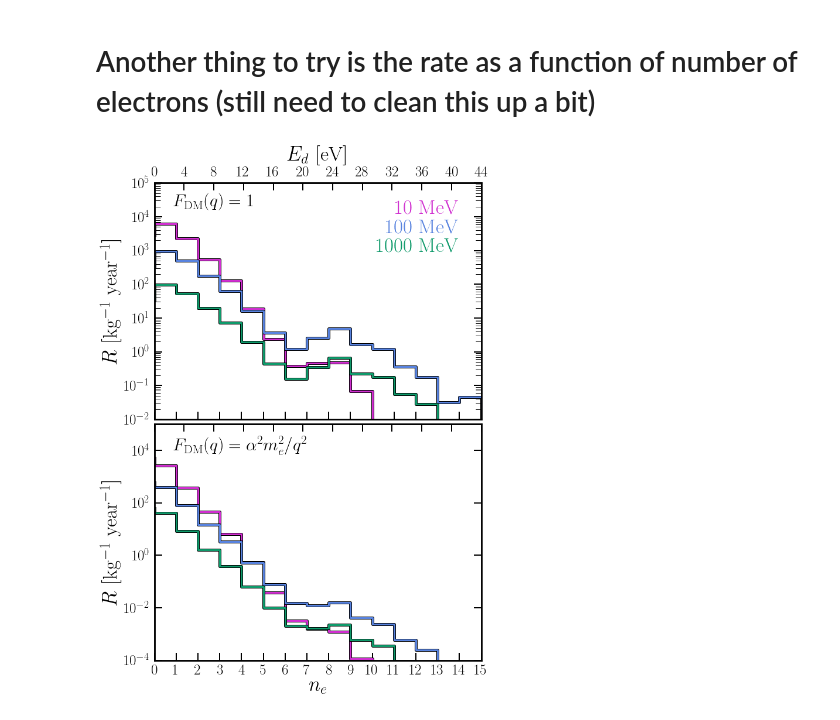
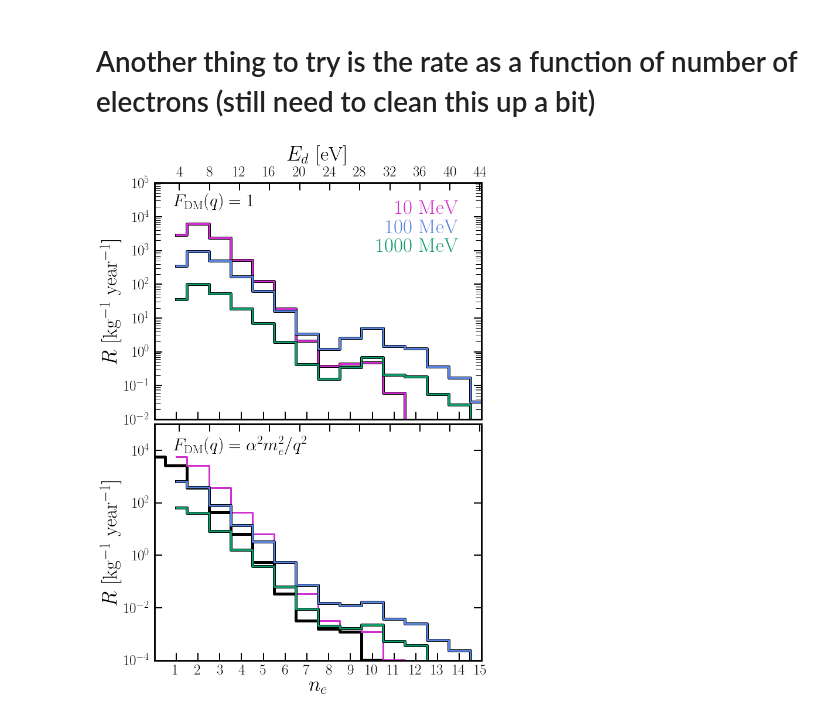
Before and after one commit to anirbandas89/DarkElectronRecoils, a Jupyter notebook: notebooks/Test_QEDark_Comparison.ipynb, the cells around one changed output. Saved outputs shown, nothing was run; the diff lists cells and outputs as text; code cells hidden in the pictures.

```diff
--- a/notebooks/Test_QEDark_Comparison.ipynb
+++ b/notebooks/Test_QEDark_Comparison.ipynb
@@ -314,11 +314,14 @@ eps = 2.9
 def nelectrons(E_r,dRdlnE,E_gap,eps):
     Q = 1+floor((E_r*1000.0-E_gap)/eps)
     nmax = int(amax(Q))
-    Rbin = zeros(shape=nmax)
-    for i in range(0,nmax):
-        mask = Q==(i+1)*1.0
+    nmin = int(amin(Q))
+    Rbin = zeros(shape=(nmax-nmin))
+    Qvals = arange(nmin,nmax+1)
+    nn = size(Qvals)-1
+    for i in range(0,nn):
+        mask = Q==Qvals[i]
         Rbin[i] = trapz(dRdlnE[mask]/E_r[mask],E_r[mask])
-    return arange(0,nmax),Rbin
+    return arange(nmin,nmax),Rbin
 #####
 
 
@@ -359,7 +362,7 @@ col = cmocean.cm.phase(linspace(0,1,10))
 
 nq = 1000
 ne = 500
-E_r_vals = linspace(1.0,50,ne)/(1000.0) # keV
+E_r_vals = linspace(0.67,50,ne)/(1000.0) # keV
 
 
 R1_H = ElectronRecoilRate_Semiconductor(Ge,E_r_vals,10.0,sigma_e,HeavyMediator,vmin,gmin,nq=nq,rho_0=0.4)
@@ -375,59 +378,64 @@ R3_L = ElectronRecoilRate_Semiconductor(Ge,E_r_vals,1000.0,sigma_e,LightMediator
 Q1,Rbin1 = nelectrons(E_r_vals,R1_H,E_gap,eps)
 Q2,Rbin2 = nelectrons(E_r_vals,R2_H,E_gap,eps)
 Q3,Rbin3 = nelectrons(E_r_vals,R3_H,E_gap,eps)
-ax1.step(Q1,Rbin1,'k',lw=5)
-ax1.step(Q1,Rbin1,lw=3,color=col[3,:])
-ax1.step(Q2,Rbin2,'k',lw=5)
-ax1.step(Q2,Rbin2,lw=3,color=col[5,:])
-ax1.step(Q3,Rbin3,'k',lw=5)
-ax1.step(Q3,Rbin3,lw=3,color=col[7,:])
+ax1.step(Q1,Rbin1,'k',lw=5,where='mid')
+ax1.step(Q1,Rbin1,lw=3,color=col[3,:],where='mid')
+ax1.step(Q2,Rbin2,'k',lw=5,where='mid')
+ax1.step(Q2,Rbin2,lw=3,color=col[5,:],where='mid')
+ax1.step(Q3,Rbin3,'k',lw=5,where='mid')
+ax1.step(Q3,Rbin3,lw=3,color=col[7,:],where='mid')
 
 Q1,Rbin1 = nelectrons(E_r_vals,R1_L,E_gap,eps)
 Q2,Rbin2 = nelectrons(E_r_vals,R2_L,E_gap,eps)
 Q3,Rbin3 = nelectrons(E_r_vals,R3_L,E_gap,eps)
-ax2.step(Q1,Rbin1,'k',lw=5)
-ax2.step(Q1,Rbin1,lw=3,color=col[3,:])
-ax2.step(Q2,Rbin2,'k',lw=5)
-ax2.step(Q2,Rbin2,lw=3,color=col[5,:])
-ax2.step(Q3,Rbin3,'k',lw=5)
-ax2.step(Q3,Rbin3,lw=3,color=col[7,:])
+ax2.step(Q1-1,Rbin1,'k',lw=5,where='mid')
+ax2.step(Q1,Rbin1,lw=3,color=col[3,:],where='mid')
+ax2.step(Q2,Rbin2,'k',lw=5,where='mid')
+ax2.step(Q2,Rbin2,lw=3,color=col[5,:],where='mid')
+ax2.step(Q3,Rbin3,'k',lw=5,where='mid')
+ax2.step(Q3,Rbin3,lw=3,color=col[7,:],where='mid')
 
 nmax = 15
 ax2.set_xticks(Q2)
 ax1.set_xticks(Q1)
 ax1.set_xticklabels([])
+
+
+
+plt.gcf().text(0.17,0.84,r'$F_{\rm DM}(q) = 1$',fontsize=30)
+plt.gcf().text(0.17,0.45,r'$F_{\rm DM}(q) = \alpha^2 m^2_e/q^2$',fontsize=30)
+
+plt.gcf().text(0.85,0.83,r'10 MeV',color=col[3,:],fontsize=35,ha='right')
+plt.gcf().text(0.85,0.8,r'100 MeV',color=col[5,:],fontsize=35,ha='right')
+plt.gcf().text(0.85,0.77,r'1000 MeV',color=col[7,:],fontsize=35,ha='right')
+
+#ax1.set_xticks(Q1-0.5)
+#ax2.set_xticks(Q1-0.5)
+#ax2.set_xticklabels(Q1)
 
 ax1.set_yscale('log')
 ax1.set_ylim([1e-2,1e5])
 ax1.set_xlim([0,nmax+1])
 ax1.set_xlim([0,15])
 ax2.set_yscale('log')
 ax2.set_ylim([1e-4,1e5])
 ax2.set_xlim([0,nmax+1])
 ax2.set_xlim([0,15])
 
-plt.gcf().text(0.17,0.84,r'$F_{\rm DM}(q) = 1$',fontsize=30)
-plt.gcf().text(0.17,0.45,r'$F_{\rm DM}(q) = \alpha^2 m^2_e/q^2$',fontsize=30)
-
-plt.gcf().text(0.85,0.83,r'10 MeV',color=col[3,:],fontsize=35,ha='right')
-plt.gcf().text(0.85,0.8,r'100 MeV',color=col[5,:],fontsize=35,ha='right')
-plt.gcf().text(0.85,0.77,r'1000 MeV',color=col[7,:],fontsize=35,ha='right')
-
-
 ax11 = ax1.twiny()
 ax11.set_xticks(arange(0,48,4))
-ax11.set_xlim([0.0,44.0])
+ax11.set_xlim([E_gap,nmax*eps+E_gap])
 ax11.tick_params(which='major',direction='in',width=2,length=13,right=True,top=True,pad=7)
 ax11.tick_params(which='minor',direction='in',width=1,length=10,right=True,top=True)
 ax11.set_xlabel('$E_d$ [eV]',fontsize=lfs)
 
 ax11 = ax2.twiny()
 ax11.set_xticks(arange(0,48,4))
 ax11.set_xticklabels([])
-ax11.set_xlim([0.0,44.0])
+ax11.set_xlim([E_gap,nmax*eps+E_gap])
 ax11.tick_params(which='major',direction='in',width=2,length=13,right=True,top=True,pad=7)
 ax11.tick_params(which='minor',direction='in',width=1,length=10,right=True,top=True)
 
 plt.show()
 # %% [output]
-[figure, old version]
+[figure, new version]
```
Also changed, not shown: parts of 2 cells of this notebook.
